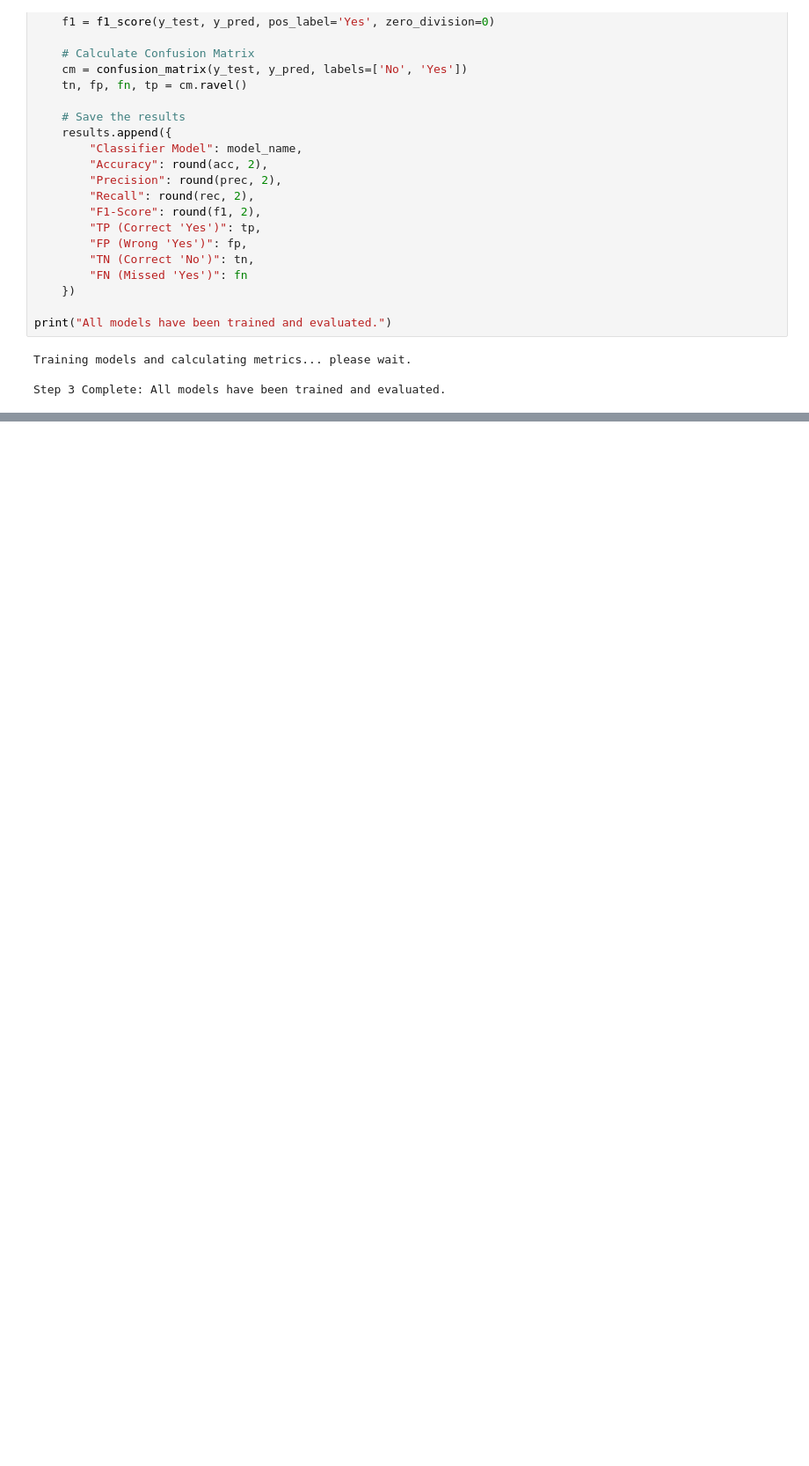
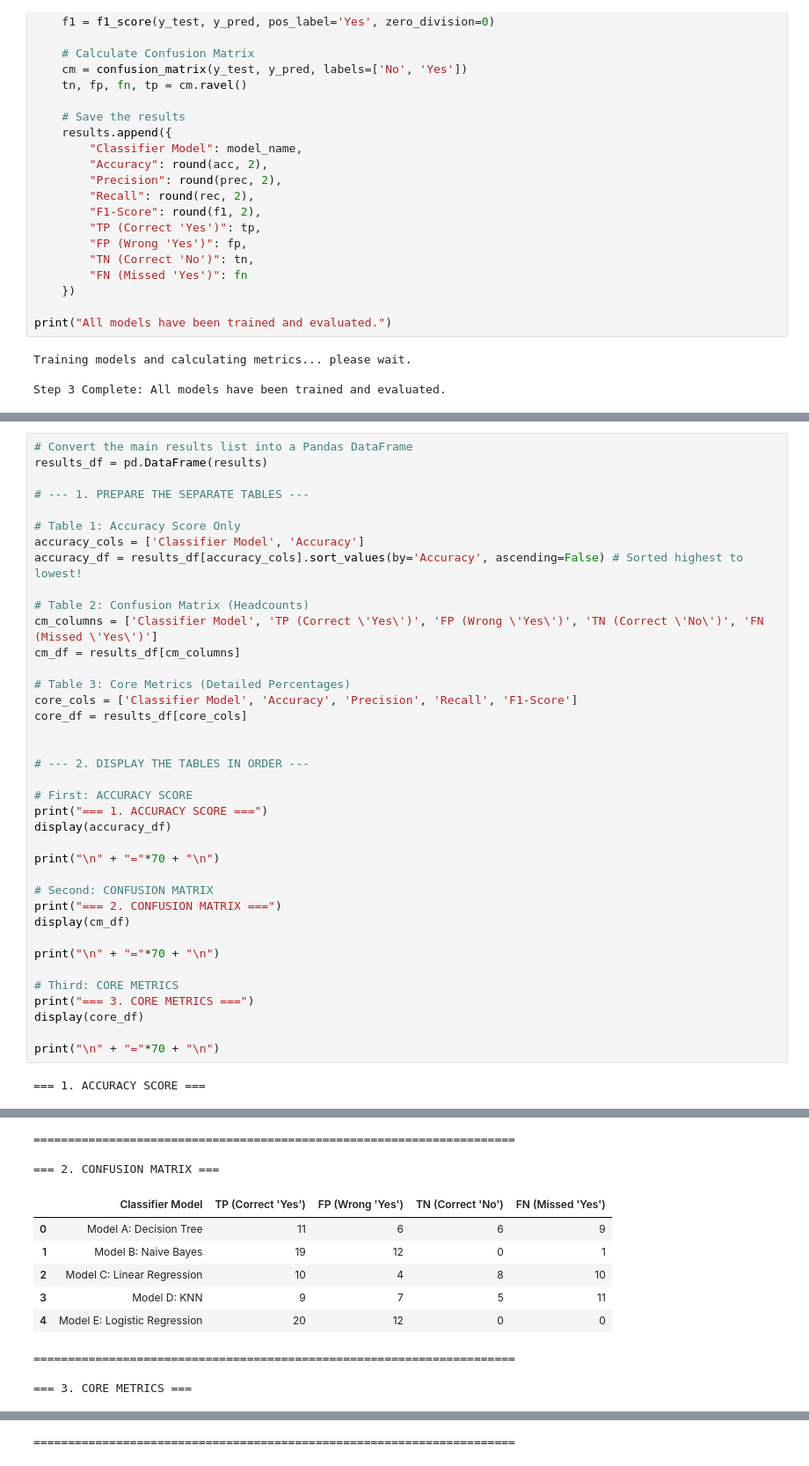
Before and after one commit to hennacafe/MentalhealthSurvey, a Jupyter notebook: MentalHealthSurvey.ipynb, the cells around one changed output, grey strips where cells are left out. Shown at 88% size. Drawn from its saved outputs; the diff is of its cells as text; blank space fills up the shorter version.

Commit message:
"Update result in cell 4"

```diff
--- a/MentalHealthSurvey.ipynb
+++ b/MentalHealthSurvey.ipynb
@@ -263,0 +225,40 @@ display(cm_df)
+# %%
+# Convert the main results list into a Pandas DataFrame
+results_df = pd.DataFrame(results)
+
+# --- 1. PREPARE THE SEPARATE TABLES ---
+
+# Table 1: Accuracy Score Only
+accuracy_cols = ['Classifier Model', 'Accuracy']
+accuracy_df = results_df[accuracy_cols].sort_values(by='Accuracy', ascending=False) # Sorted highest to lowest!
+
+# Table 2: Confusion Matrix (Headcounts)
+cm_columns = ['Classifier Model', 'TP (Correct \'Yes\')', 'FP (Wrong \'Yes\')', 'TN (Correct \'No\')', 'FN (Missed \'Yes\')']
+cm_df = results_df[cm_columns]
+
+# Table 3: Core Metrics (Detailed Percentages)
+core_cols = ['Classifier Model', 'Accuracy', 'Precision', 'Recall', 'F1-Score']
+core_df = results_df[core_cols]
+
+
+# --- 2. DISPLAY THE TABLES IN ORDER ---
+
+# First: ACCURACY SCORE
+print("=== 1. ACCURACY SCORE ===")
+display(accuracy_df)
+
+print("\n" + "="*70 + "\n")
+
+# Second: CONFUSION MATRIX
+print("=== 2. CONFUSION MATRIX ===")
+display(cm_df)
+
+print("\n" + "="*70 + "\n")
+
+# Third: CORE METRICS
+print("=== 3. CORE METRICS ===")
+display(core_df)
+
+print("\n" + "="*70 + "\n")
+# %% [output]
+=== 1. ACCURACY SCORE ===
@@ -263,0 +271,12 @@ display(cm_df)
+======================================================================
+
+=== 2. CONFUSION MATRIX ===
+|  | Classifier Model | TP (Correct 'Yes') | FP (Wrong 'Yes') | TN (Correct 'No') | FN (Missed 'Yes') |
+| 0 | Model A: Decision Tree | 11 | 6 | 6 | 9 |
+| 1 | Model B: Naive Bayes | 19 | 12 | 0 | 1 |
+| 2 | Model C: Linear Regression | 10 | 4 | 8 | 10 |
+| 3 | Model D: KNN | 9 | 7 | 5 | 11 |
+| 4 | Model E: Logistic Regression | 20 | 12 | 0 | 0 |
+======================================================================
+
+=== 3. CORE METRICS ===
@@ -263,0 +289 @@ display(cm_df)
+======================================================================
```
Also changed, not shown: parts of 2 cells of this notebook.
